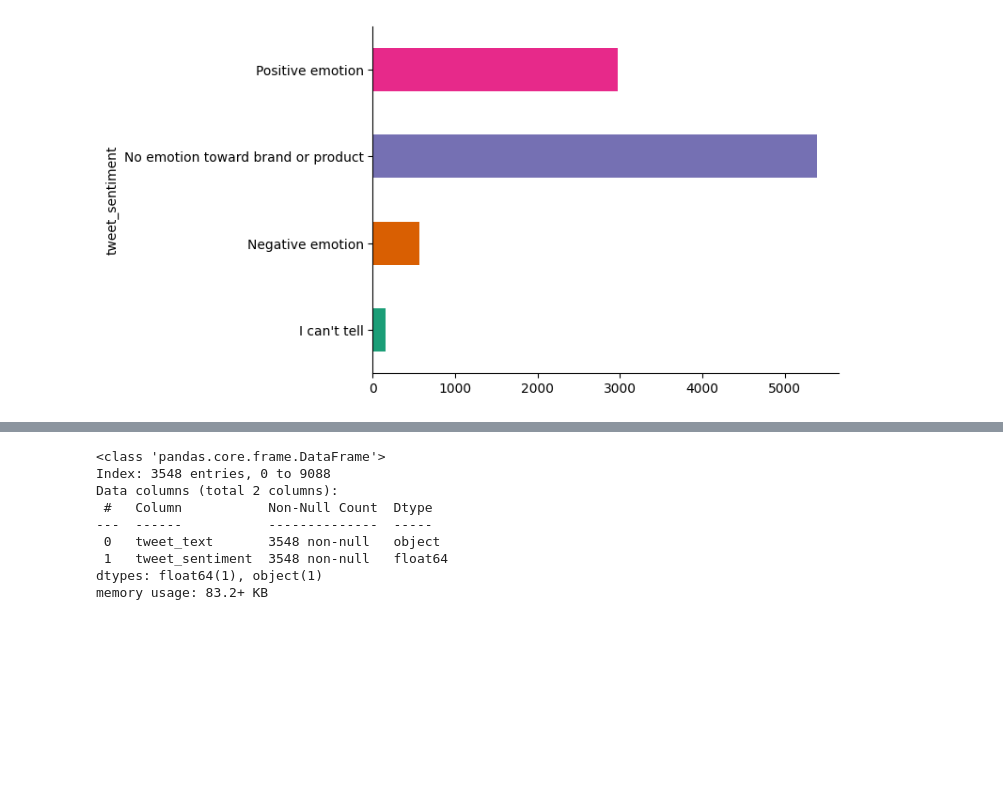
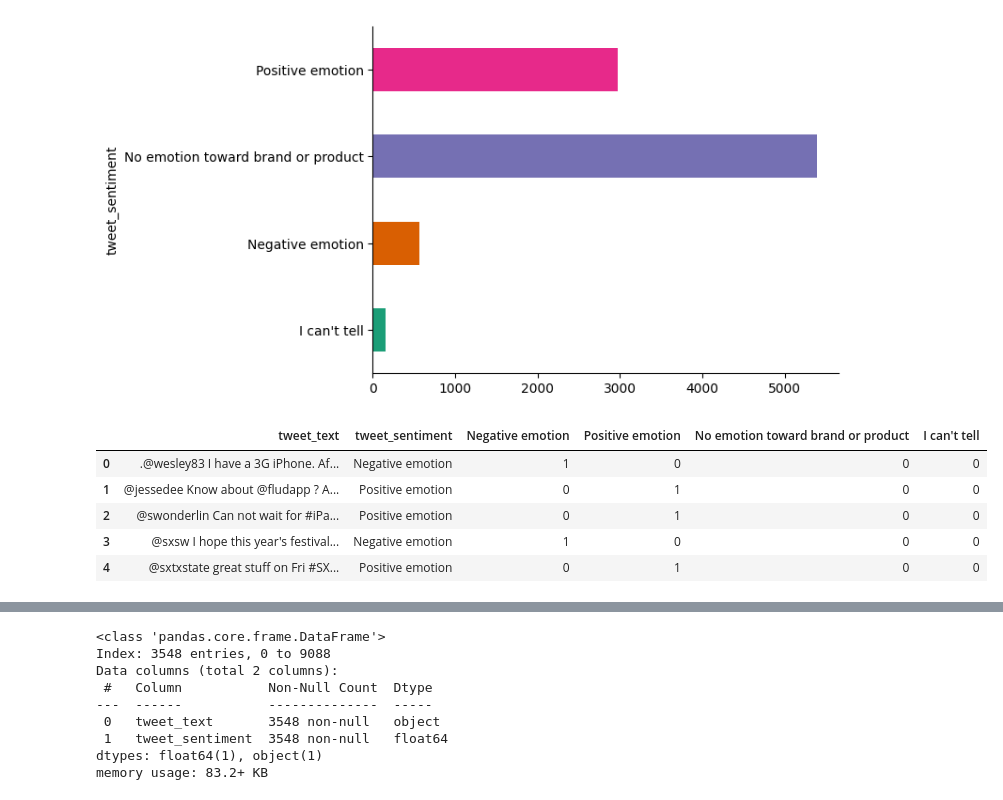
Before and after one commit to josh-g-grimes/Twitter-Sentiment-NLP, a Jupyter notebook: notebook.ipynb, the cells around one changed output, grey strips where cells are left out. Saved outputs shown, nothing was run; the diff lists cells and outputs as text; code cells hidden in the pictures; blank space fills up the shorter version.

Commit message:
Data Preparation - Clean Data - Encode Tweet Sentiment as Binary Columns

```diff
--- a/notebook.ipynb
+++ b/notebook.ipynb
@@ -48,3 +48,15 @@ plt.gca().spines[['top', 'right',]].set_visible(False)
 [figure]
 # %%
 df.drop(columns=['emotion_in_tweet_is_directed_at'], inplace=True)
+# %%
+for emotion in df['tweet_sentiment'].unique():
+    df[emotion] = df['tweet_sentiment'].apply(lambda x: 1 if x == emotion else 0)
+# %%
+df.head()
+# %% [output]
+|  | tweet_text | tweet_sentiment | Negative emotion | Positive emotion | No emotion toward brand or product | I can't tell |
+| 0 | .@wesley83 I have a 3G iPhone. Af... | Negative emotion | 1 | 0 | 0 | 0 |
+| 1 | @jessedee Know about @fludapp ? A... | Positive emotion | 0 | 1 | 0 | 0 |
+| 2 | @swonderlin Can not wait for #iPa... | Positive emotion | 0 | 1 | 0 | 0 |
+| 3 | @sxsw I hope this year's festival... | Negative emotion | 1 | 0 | 0 | 0 |
+| 4 | @sxtxstate great stuff on Fri #SX... | Positive emotion | 0 | 1 | 0 | 0 |
```
Also changed, not shown: parts of 4 cells of this notebook.
